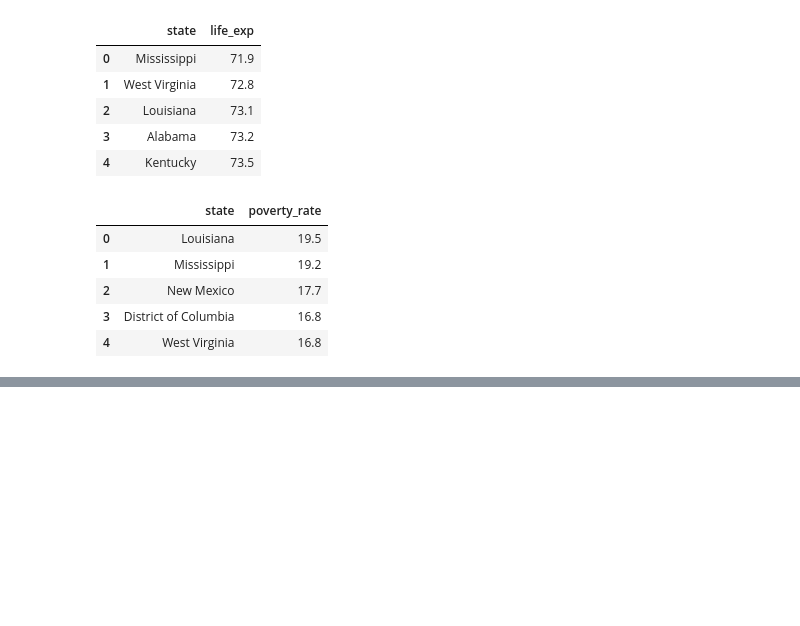
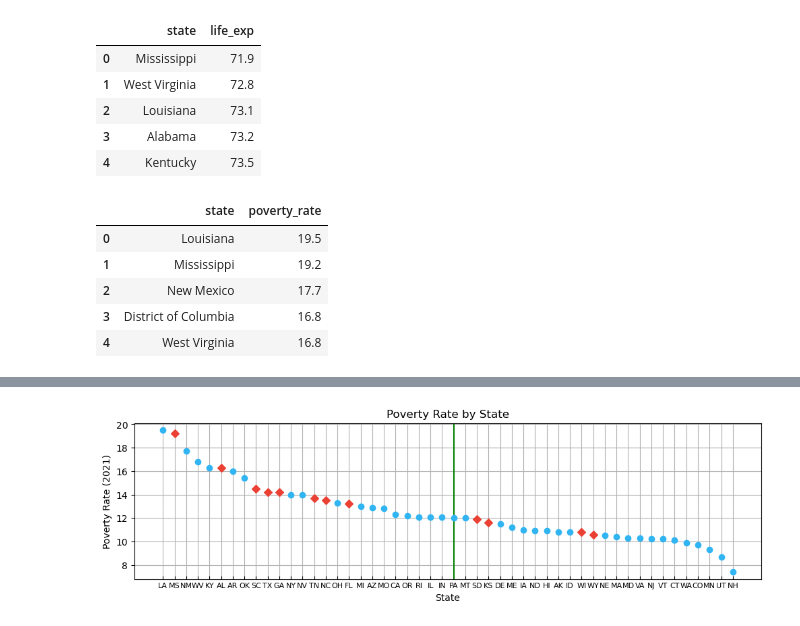
Before and after one commit to bdiamond2/medicaid-expansion-analysis, a Jupyter notebook: medicaid_expansion.ipynb, the cells around one changed output, grey strips where cells are left out. Cells and saved outputs as stored; diff of their text form; code cells hidden in the pictures; blank space fills up the shorter version.

```diff
--- a/medicaid_expansion.ipynb
+++ b/medicaid_expansion.ipynb
@@ -93,20 +99,3 @@ df_poverty.head()
 | 2 | New Mexico | 17.7 |
 | 3 | District of Columbia | 16.8 |
 | 4 | West Virginia | 16.8 |
-# %%
-def make_plot(df, y_col, y_lbl, title):
-    df = df.merge(df_medicaid, how='inner', on='state')
-
-    plt.figure(figsize=(10, 5))
-    for i in range(len(df)):
-        if df.loc[i, 'expanded_medicaid']:
-            plt.scatter(i, df[y_col][i], c='#30b5f2', marker='o')
-        else:
-            plt.scatter(i, df[y_col][i], c='#eb4034', marker='D')
-    plt.xticks(range(len(df)), df['state'], rotation='vertical')
-
-    plt.xlabel('State')
-    plt.ylabel(y_lbl)
-    plt.title(title)
-    plt.axvline(x=len(df)/2, color='green', linestyle='-')
-    plt.show()
@@ -116,0 +102,20 @@ make_plot(df_life_exp, 'life_exp', 'Life Expectancy (2020)', 'Life Expectancy by
+# %%
+def make_plot(df, y_col, y_lbl, title):
+    df = df.merge(df_medicaid, how='inner', on='state')
+
+    plt.figure(figsize=(12, 3))
+    plt.grid(True)
+    for i in range(len(df)):
+        if df.loc[i, 'expanded_medicaid']:
+            plt.scatter(i, df[y_col][i], c='#30b5f2', marker='o', zorder=100)
+        else:
+            plt.scatter(i, df[y_col][i], c='#eb4034', marker='D', zorder=100)
+    plt.xticks(range(len(df)), df['state_abbr'], rotation='horizontal', fontsize=8)
+
+    plt.xlabel('State')
+    plt.ylabel(y_lbl)
+    plt.title(title)
+    plt.axvline(x=len(df)/2, color='green', linestyle='-')
+    plt.tick_params(axis='x', which='both', direction='in')
+    plt.grid(True)
+    plt.show()
@@ -117,2 +126,4 @@ make_plot(df_life_exp, 'life_exp', 'Life Expectancy (2020)', 'Life Expectancy by
 # %%
-make_plot(df_poverty, 'poverty_rate', 'Life Expectancy (2020)', 'Life Expectancy by State')
+make_plot(df_poverty, 'poverty_rate', 'Poverty Rate (2021)', 'Poverty Rate by State')
+# %% [output]
+[figure, added]
```
Also changed, not shown: parts of 6 cells of this notebook, 2 other files.
